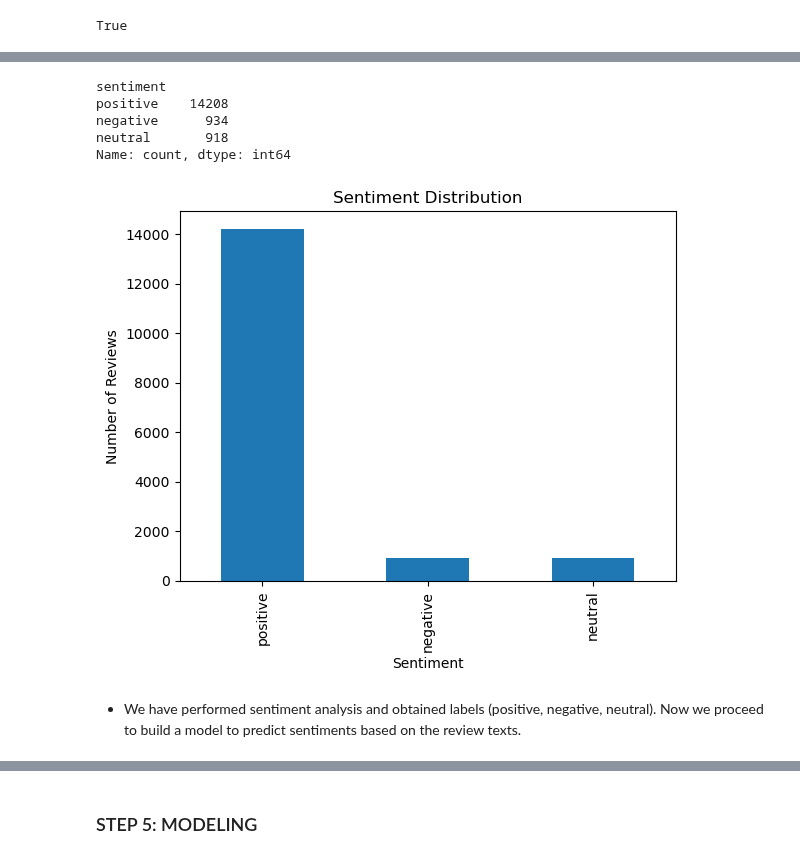
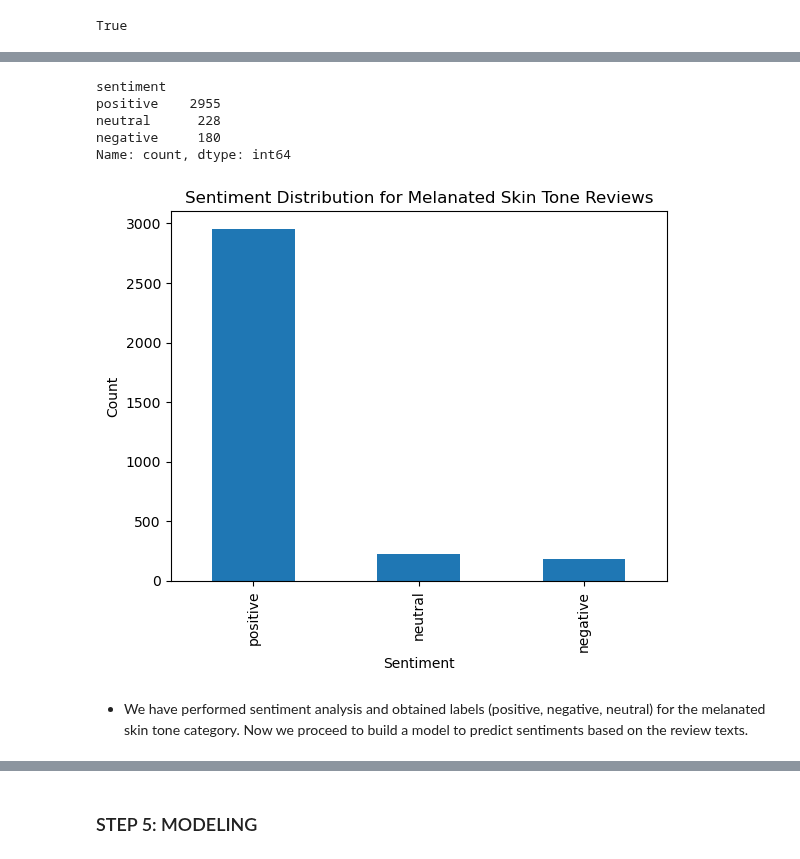
Before and after one commit to ECCHERUIYOT/AI-Powered-Recommendations-For-Melanin-Skin, a Jupyter notebook: index.ipynb, the cells around one changed output, grey strips where cells are left out. Saved outputs shown, nothing was run; the diff lists cells and outputs as text; code cells hidden in the pictures.

```diff
--- a/index.ipynb
+++ b/index.ipynb
@@ -563,11 +547,3 @@ def clean_text(text):
 
 # Apply the cleaning function to the review_text column
 data['review_text'] = data['review_text'].apply(clean_text)
-# %%
-# Using VADER as the sentiment analysis model
-nltk.download('vader_lexicon')
-sia = SentimentIntensityAnalyzer()
-
-data['sentiment_scores'] = data['review_text'].apply(sia.polarity_scores)
-data['compound'] = data['sentiment_scores'].apply(lambda x: x['compound'])
-data['sentiment'] = data['compound'].apply(lambda x: 'positive' if x >= 0.05 else ('negative' if x <= -0.05 else 'neutral'))
@@ -587,22 +550,36 @@ data['sentiment'] = data['compound'].apply(lambda x: 'positive' if x >= 0.05 els
-# %%
-# Count sentiment distribution
-sentiment_counts = data['sentiment'].value_counts()
-print(sentiment_counts)
-
-# Optional: Visualize the results
-import matplotlib.pyplot as plt
-
-sentiment_counts.plot(kind='bar')
-plt.title('Sentiment Distribution')
-plt.xlabel('Sentiment')
-plt.ylabel('Number of Reviews')
-plt.show()
-# %% [output]
-sentiment
-positive    14208
-negative      934
-neutral       918
-Name: count, dtype: int64
-[figure, removed]
+# %%
+# Filter the DataFrame for melanated skin tones
+melanated_data = data[data['skin_tone_category'] == 'melanated']
+# %%
+
+# Initialize VADER sentiment analyzer
+sia = SentimentIntensityAnalyzer()
+
+# Apply sentiment analysis
+melanated_data['sentiment_scores'] = melanated_data['review_text'].apply(lambda x: sia.polarity_scores(x))
+melanated_data['compound'] = melanated_data['sentiment_scores'].apply(lambda score_dict: score_dict['compound'])
+# %%
+# Count the sentiment labels based on the compound score
+melanated_data['sentiment'] = melanated_data['compound'].apply(lambda x: 'positive' if x > 0.05 else ('negative' if x < -0.05 else 'neutral'))
+
+# Count sentiment distribution
+sentiment_counts = melanated_data['sentiment'].value_counts()
+print(sentiment_counts)
+
+# Visualize the sentiment distribution
+import matplotlib.pyplot as plt
+
+sentiment_counts.plot(kind='bar')
+plt.title('Sentiment Distribution for Melanated Skin Tone Reviews')
+plt.xlabel('Sentiment')
+plt.ylabel('Count')
+plt.show()
+# %% [output]
+sentiment
+positive    2955
+neutral      228
+negative     180
+Name: count, dtype: int64
+[figure, added]
 # %% [markdown]
-* We have performed sentiment analysis and obtained labels (positive, negative, neutral). Now we proceed to build a model to predict sentiments based on the review texts.
+* We have performed sentiment analysis and obtained labels (positive, negative, neutral) for the melanated skin tone category. Now we proceed to build a model to predict sentiments based on the review texts.
```
Also changed, not shown: parts of 25 cells of this notebook.
